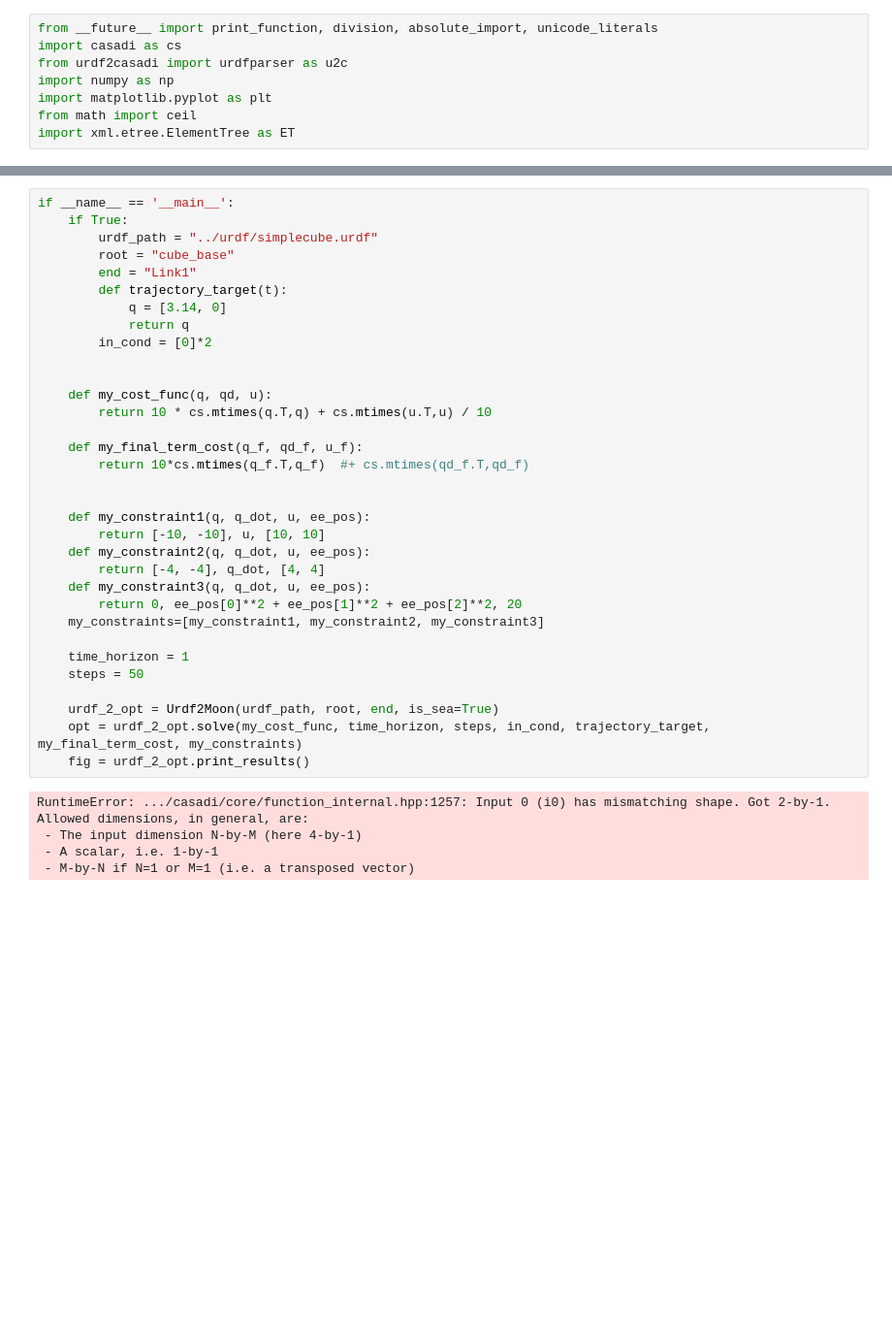
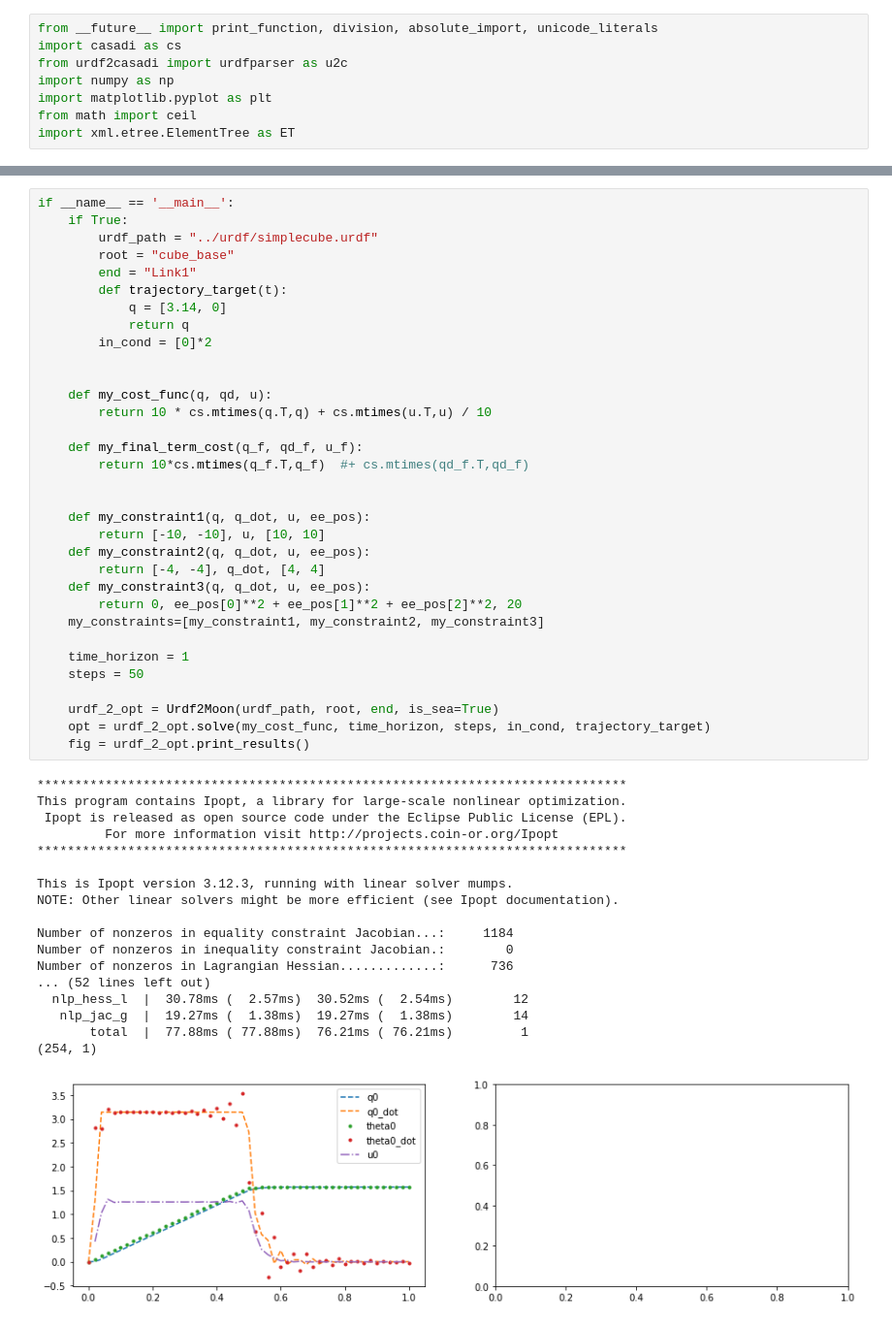
Before and after one commit to abcamiletto/flex, a Jupyter notebook: urdf_optcontrol/Jupyters/URDF2OptimalControl.ipynb, the cells around one changed output, grey strips where cells are left out. Shown at 97% size. Saved outputs shown, nothing was run; the diff lists cells and outputs as text; blank space fills up the shorter version.

Commit message:
working plot

```diff
--- a/urdf_optcontrol/Jupyters/URDF2OptimalControl.ipynb
+++ b/urdf_optcontrol/Jupyters/URDF2OptimalControl.ipynb
@@ -294,35 +315,49 @@ if __name__ == '__main__':
         urdf_path = "../urdf/simplecube.urdf"
         root = "cube_base"
         end = "Link1"
         def trajectory_target(t):
             q = [3.14, 0]
             return q
         in_cond = [0]*2
 
 
     def my_cost_func(q, qd, u):
         return 10 * cs.mtimes(q.T,q) + cs.mtimes(u.T,u) / 10
 
     def my_final_term_cost(q_f, qd_f, u_f):
         return 10*cs.mtimes(q_f.T,q_f)  #+ cs.mtimes(qd_f.T,qd_f)
 
 
     def my_constraint1(q, q_dot, u, ee_pos):
         return [-10, -10], u, [10, 10]
     def my_constraint2(q, q_dot, u, ee_pos):
         return [-4, -4], q_dot, [4, 4]
     def my_constraint3(q, q_dot, u, ee_pos):
         return 0, ee_pos[0]**2 + ee_pos[1]**2 + ee_pos[2]**2, 20
     my_constraints=[my_constraint1, my_constraint2, my_constraint3]
 
     time_horizon = 1
     steps = 50
 
     urdf_2_opt = Urdf2Moon(urdf_path, root, end, is_sea=True)
-    opt = urdf_2_opt.solve(my_cost_func, time_horizon, steps, in_cond, trajectory_target, my_final_term_cost, my_constraints)
+    opt = urdf_2_opt.solve(my_cost_func, time_horizon, steps, in_cond, trajectory_target)
     fig = urdf_2_opt.print_results()
 # %% [output]
-RuntimeError: .../casadi/core/function_internal.hpp:1257: Input 0 (i0) has mismatching shape. Got 2-by-1. Allowed dimensions, in general, are:
- - The input dimension N-by-M (here 4-by-1)
- - A scalar, i.e. 1-by-1
- - M-by-N if N=1 or M=1 (i.e. a transposed vector)
+******************************************************************************
+This program contains Ipopt, a library for large-scale nonlinear optimization.
+ Ipopt is released as open source code under the Eclipse Public License (EPL).
+         For more information visit http://projects.coin-or.org/Ipopt
+******************************************************************************
+
+This is Ipopt version 3.12.3, running with linear solver mumps.
+NOTE: Other linear solvers might be more efficient (see Ipopt documentation).
+
+Number of nonzeros in equality constraint Jacobian...:     1184
+Number of nonzeros in inequality constraint Jacobian.:        0
+Number of nonzeros in Lagrangian Hessian.............:      736
+... (52 lines left out)
+  nlp_hess_l  |  30.78ms (  2.57ms)  30.52ms (  2.54ms)        12
+   nlp_jac_g  |  19.27ms (  1.38ms)  19.27ms (  1.38ms)        14
+       total  |  77.88ms ( 77.88ms)  76.21ms ( 76.21ms)         1
+(254, 1)
+[figure, added]
```
Also changed, not shown: parts of 1 cell of this notebook.
